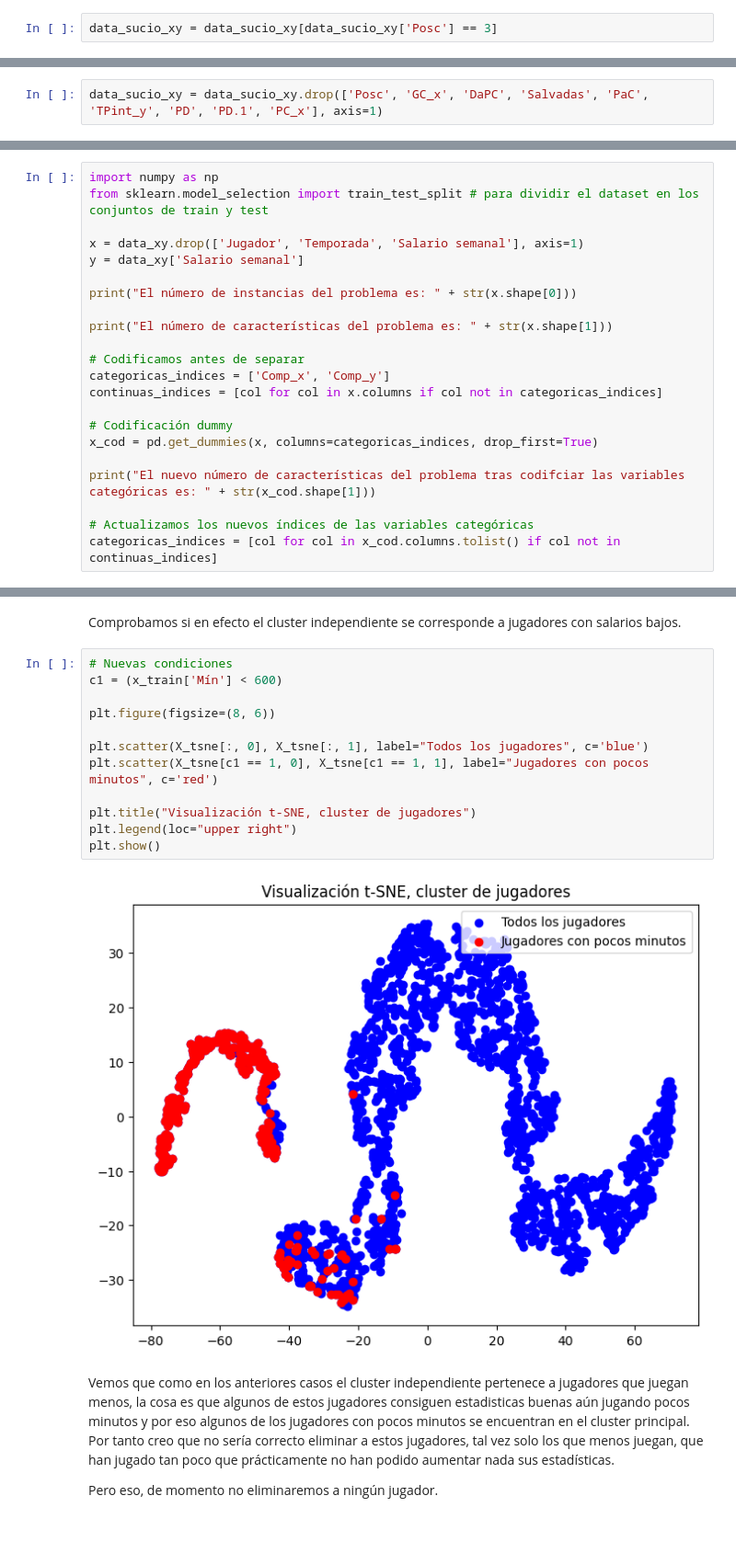
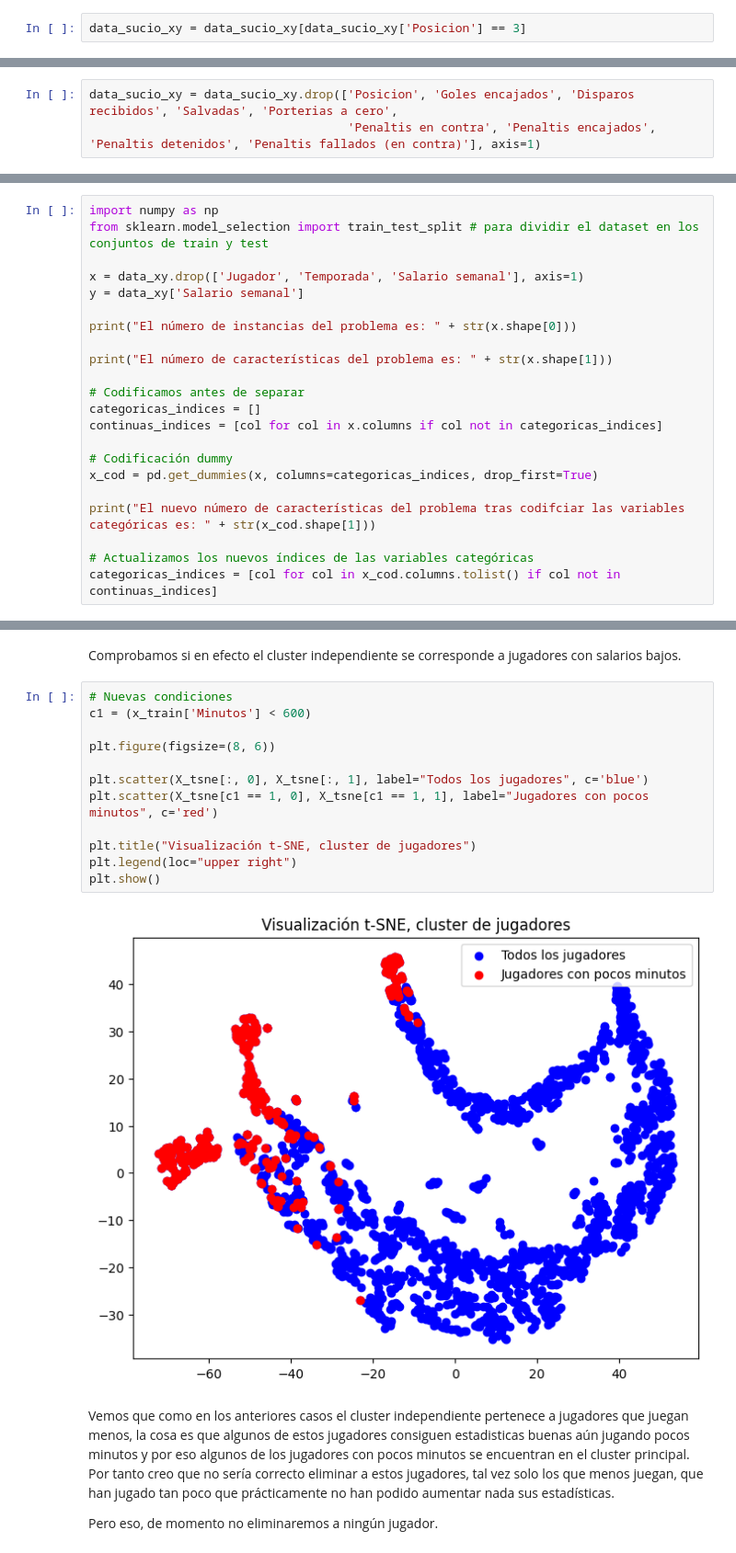
Before and after one commit to JMMelcrack/Predictive-models-applied-to-the-analysis-of-professional-footballers-wages, a Jupyter notebook: OnlyMidfieldTraining.ipynb, the cells around one changed output, grey strips where cells are left out. Shown at 92% size. Cells and saved outputs as stored; diff of their text form.

```diff
--- a/OnlyMidfieldTraining.ipynb
+++ b/OnlyMidfieldTraining.ipynb
@@ -38,11 +38,12 @@ data_sucio_xy.head()
 # %% [markdown]
 Nos quedamos solo con los centrocampistas.
 # %%
-data_sucio_xy = data_sucio_xy[data_sucio_xy['Posc'] == 3]
+data_sucio_xy = data_sucio_xy[data_sucio_xy['Posicion'] == 3]
 # %% [markdown]
 Eliminamos las características que tienen que ver con porteros, así como la posición, ya que ahora solo tenemos una.
-# %%
-data_sucio_xy = data_sucio_xy.drop(['Posc', 'GC_x', 'DaPC', 'Salvadas', 'PaC', 'TPint_y', 'PD', 'PD.1', 'PC_x'], axis=1)
+# %%
+data_sucio_xy = data_sucio_xy.drop(['Posicion', 'Goles encajados', 'Disparos recibidos', 'Salvadas', 'Porterias a cero',
+                                    'Penaltis en contra', 'Penaltis encajados', 'Penaltis detenidos', 'Penaltis fallados (en contra)'], axis=1)
 # %%
 nombres_de_columnas = data_sucio_xy.columns
 nombres_de_columnas
@@ -84,7 +92,7 @@ print("El número de instancias del problema es: " + str(x.shape[0]))
 print("El número de características del problema es: " + str(x.shape[1]))
 
 # Codificamos antes de separar
-categoricas_indices = ['Comp_x', 'Comp_y']
+categoricas_indices = []
 continuas_indices = [col for col in x.columns if col not in categoricas_indices]
 
 # Codificación dummy
@@ -284,18 +291,18 @@ Podemos ver que se forman dos clusters principales, uno mayoritario y otro con m
 Comprobamos si en efecto el cluster independiente se corresponde a jugadores con salarios bajos.
 # %%
 # Nuevas condiciones
-c1 = (x_train['Mín'] < 600)
+c1 = (x_train['Minutos'] < 600)
 
 plt.figure(figsize=(8, 6))
 
 plt.scatter(X_tsne[:, 0], X_tsne[:, 1], label="Todos los jugadores", c='blue')
 plt.scatter(X_tsne[c1 == 1, 0], X_tsne[c1 == 1, 1], label="Jugadores con pocos minutos", c='red')
 
 plt.title("Visualización t-SNE, cluster de jugadores")
 plt.legend(loc="upper right")
 plt.show()
 # %% [output]
-[figure, old version]
+[figure, new version]
 # %% [markdown]
 Vemos que como en los anteriores casos el cluster independiente pertenece a jugadores que juegan menos, la cosa es que algunos de estos jugadores consiguen estadisticas buenas aún jugando pocos minutos y por eso algunos de los jugadores con pocos minutos se encuentran en el cluster principal. Por tanto creo que no sería correcto eliminar a estos jugadores, tal vez solo los que menos juegan, que han jugado tan poco que prácticamente no han podido aumentar nada sus estadísticas.
 
```
Also changed, not shown: parts of 18 cells of this notebook, 1 other file.
